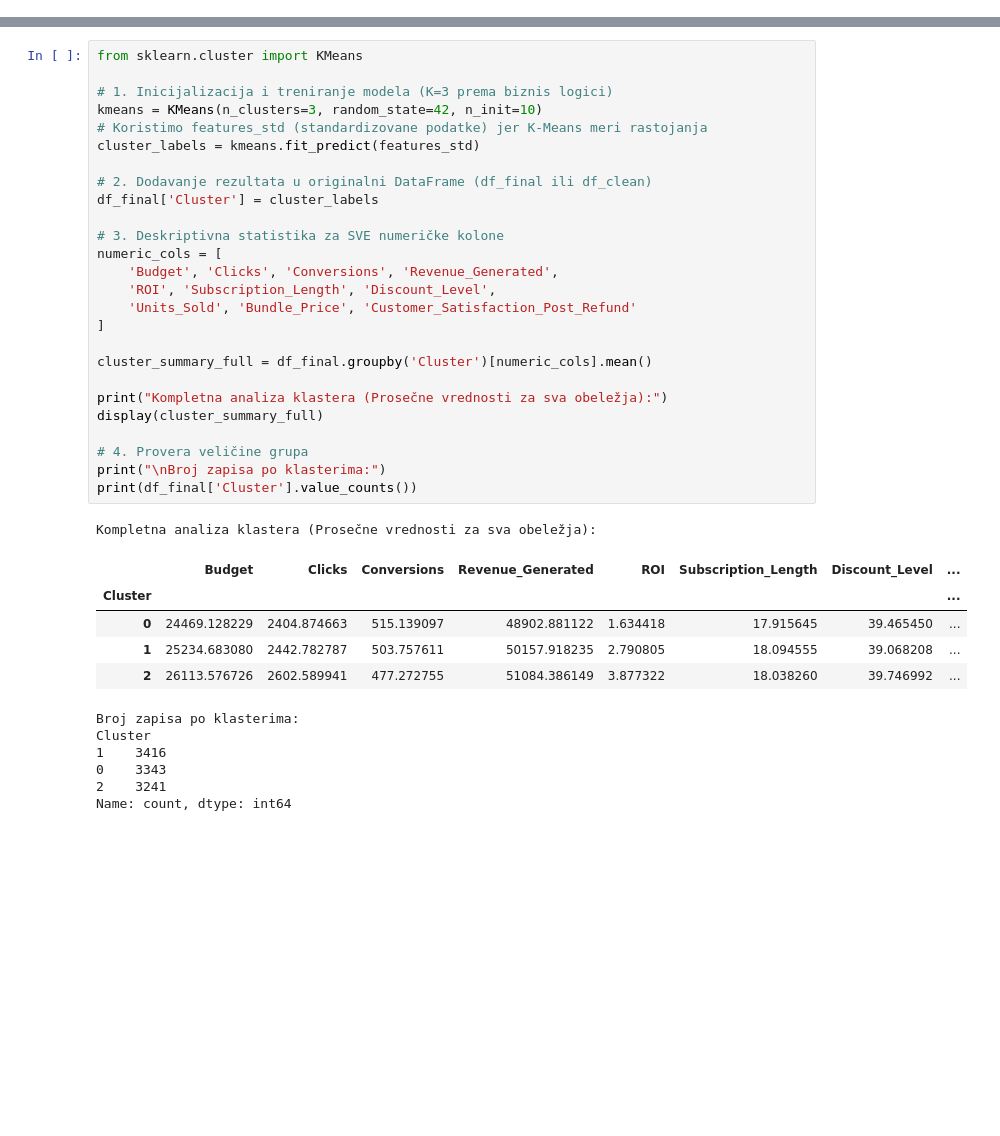
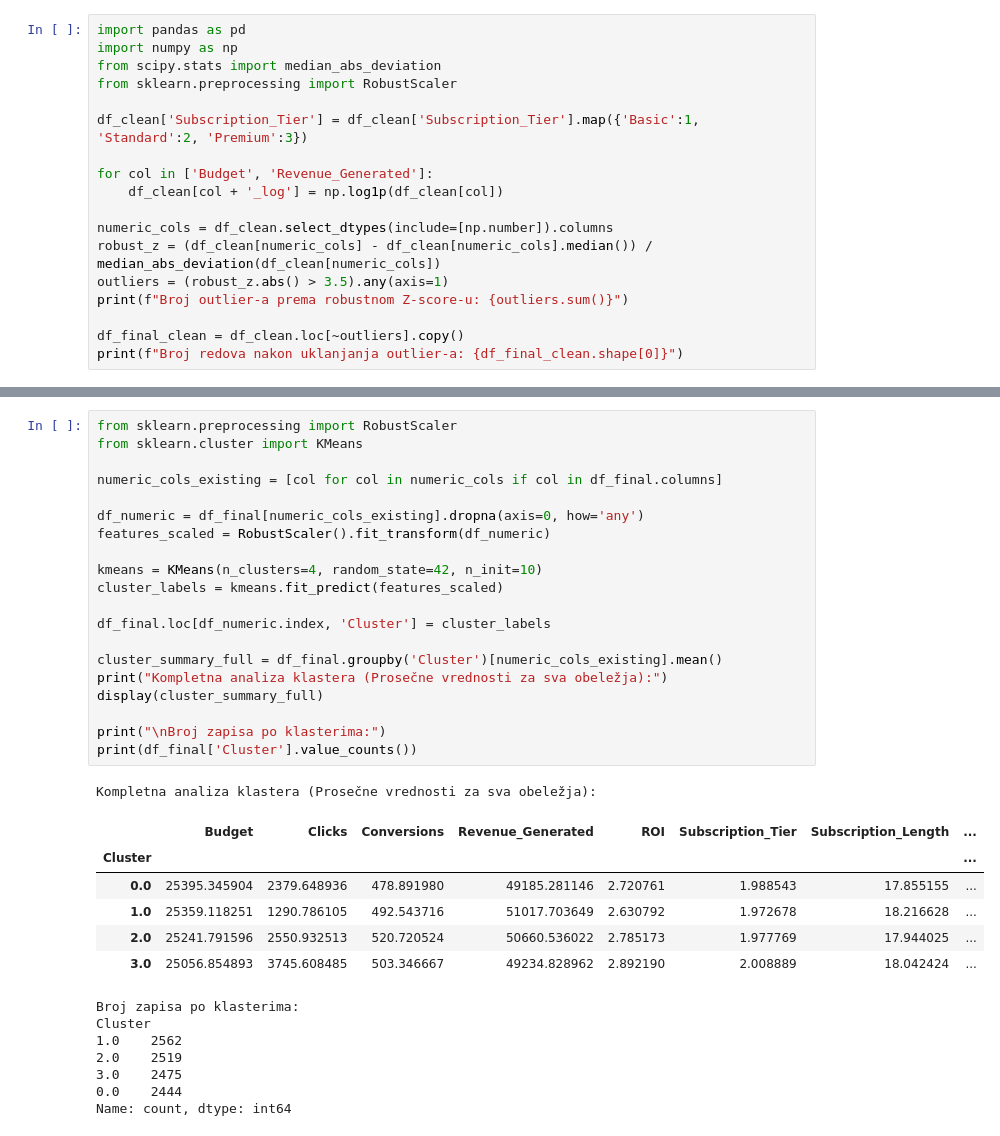
Before and after one commit to mekfluri/Marketing-and-Product-Performance-Dataset-Clustering, a Jupyter notebook: product-and-marketing.ipynb, the cells around one changed output, grey strips where cells are left out. Drawn from its saved outputs; the diff is of its cells as text; blank space fills up the shorter version.

```diff
--- a/product-and-marketing.ipynb
+++ b/product-and-marketing.ipynb
@@ -86,0 +96,18 @@ Broj redova u ekstremnim percentilima (1% i 99%): 1250
+# %%
+import pandas as pd
+import numpy as np
+from scipy.stats import median_abs_deviation
+from sklearn.preprocessing import RobustScaler
+
+df_clean['Subscription_Tier'] = df_clean['Subscription_Tier'].map({'Basic':1, 'Standard':2, 'Premium':3})
+
+for col in ['Budget', 'Revenue_Generated']:
+    df_clean[col + '_log'] = np.log1p(df_clean[col])
+
+numeric_cols = df_clean.select_dtypes(include=[np.number]).columns
+robust_z = (df_clean[numeric_cols] - df_clean[numeric_cols].median()) / median_abs_deviation(df_clean[numeric_cols])
+outliers = (robust_z.abs() > 3.5).any(axis=1)
+print(f"Broj outlier-a prema robustnom Z-score-u: {outliers.sum()}")
+
+df_final_clean = df_clean.loc[~outliers].copy()
+print(f"Broj redova nakon uklanjanja outlier-a: {df_final_clean.shape[0]}")
@@ -141,39 +220,35 @@ Broj komponenti nakon PCA (95% varijanse): 11
 # %%
+from sklearn.preprocessing import RobustScaler
 from sklearn.cluster import KMeans
 
-# 1. Inicijalizacija i treniranje modela (K=3 prema biznis logici)
-kmeans = KMeans(n_clusters=3, random_state=42, n_init=10)
-# Koristimo features_std (standardizovane podatke) jer K-Means meri rastojanja
-cluster_labels = kmeans.fit_predict(features_std)
+numeric_cols_existing = [col for col in numeric_cols if col in df_final.columns]
 
-# 2. Dodavanje rezultata u originalni DataFrame (df_final ili df_clean)
-df_final['Cluster'] = cluster_labels
+df_numeric = df_final[numeric_cols_existing].dropna(axis=0, how='any')
+features_scaled = RobustScaler().fit_transform(df_numeric)
 
-# 3. Deskriptivna statistika za SVE numeričke kolone
-numeric_cols = [
-    'Budget', 'Clicks', 'Conversions', 'Revenue_Generated',
-    'ROI', 'Subscription_Length', 'Discount_Level',
-    'Units_Sold', 'Bundle_Price', 'Customer_Satisfaction_Post_Refund'
-]
+kmeans = KMeans(n_clusters=4, random_state=42, n_init=10)
+cluster_labels = kmeans.fit_predict(features_scaled)
 
-cluster_summary_full = df_final.groupby('Cluster')[numeric_cols].mean()
+df_final.loc[df_numeric.index, 'Cluster'] = cluster_labels
 
+cluster_summary_full = df_final.groupby('Cluster')[numeric_cols_existing].mean()
 print("Kompletna analiza klastera (Prosečne vrednosti za sva obeležja):")
 display(cluster_summary_full)
 
-# 4. Provera veličine grupa
 print("\nBroj zapisa po klasterima:")
 print(df_final['Cluster'].value_counts())
 # %% [output]
 Kompletna analiza klastera (Prosečne vrednosti za sva obeležja):
-|  | Budget | Clicks | Conversions | Revenue_Generated | ROI | Subscription_Length | Discount_Level | ... |
+|  | Budget | Clicks | Conversions | Revenue_Generated | ROI | Subscription_Tier | Subscription_Length | ... |
 | Cluster |  |  |  |  |  |  |  | ... |
-| 0 | 24469.128229 | 2404.874663 | 515.139097 | 48902.881122 | 1.634418 | 17.915645 | 39.465450 | ... |
-| 1 | 25234.683080 | 2442.782787 | 503.757611 | 50157.918235 | 2.790805 | 18.094555 | 39.068208 | ... |
-| 2 | 26113.576726 | 2602.589941 | 477.272755 | 51084.386149 | 3.877322 | 18.038260 | 39.746992 | ... |
+| 0.0 | 25395.345904 | 2379.648936 | 478.891980 | 49185.281146 | 2.720761 | 1.988543 | 17.855155 | ... |
+| 1.0 | 25359.118251 | 1290.786105 | 492.543716 | 51017.703649 | 2.630792 | 1.972678 | 18.216628 | ... |
+| 2.0 | 25241.791596 | 2550.932513 | 520.720524 | 50660.536022 | 2.785173 | 1.977769 | 17.944025 | ... |
+| 3.0 | 25056.854893 | 3745.608485 | 503.346667 | 49234.828962 | 2.892190 | 2.008889 | 18.042424 | ... |
 Broj zapisa po klasterima:
 Cluster
-1    3416
-0    3343
-2    3241
+1.0    2562
+2.0    2519
+3.0    2475
+0.0    2444
 Name: count, dtype: int64
```
Also changed, not shown: parts of 32 cells of this notebook.
